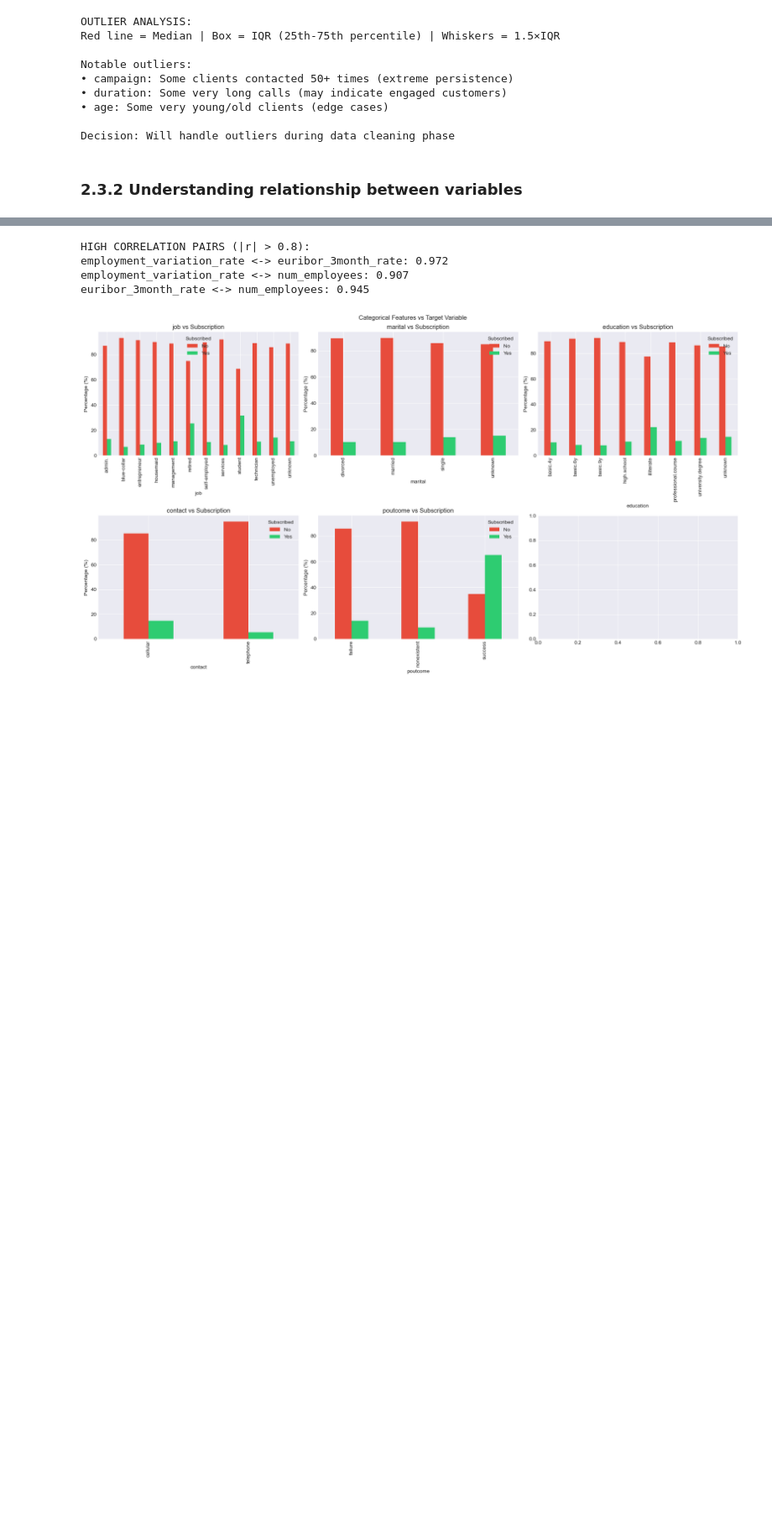
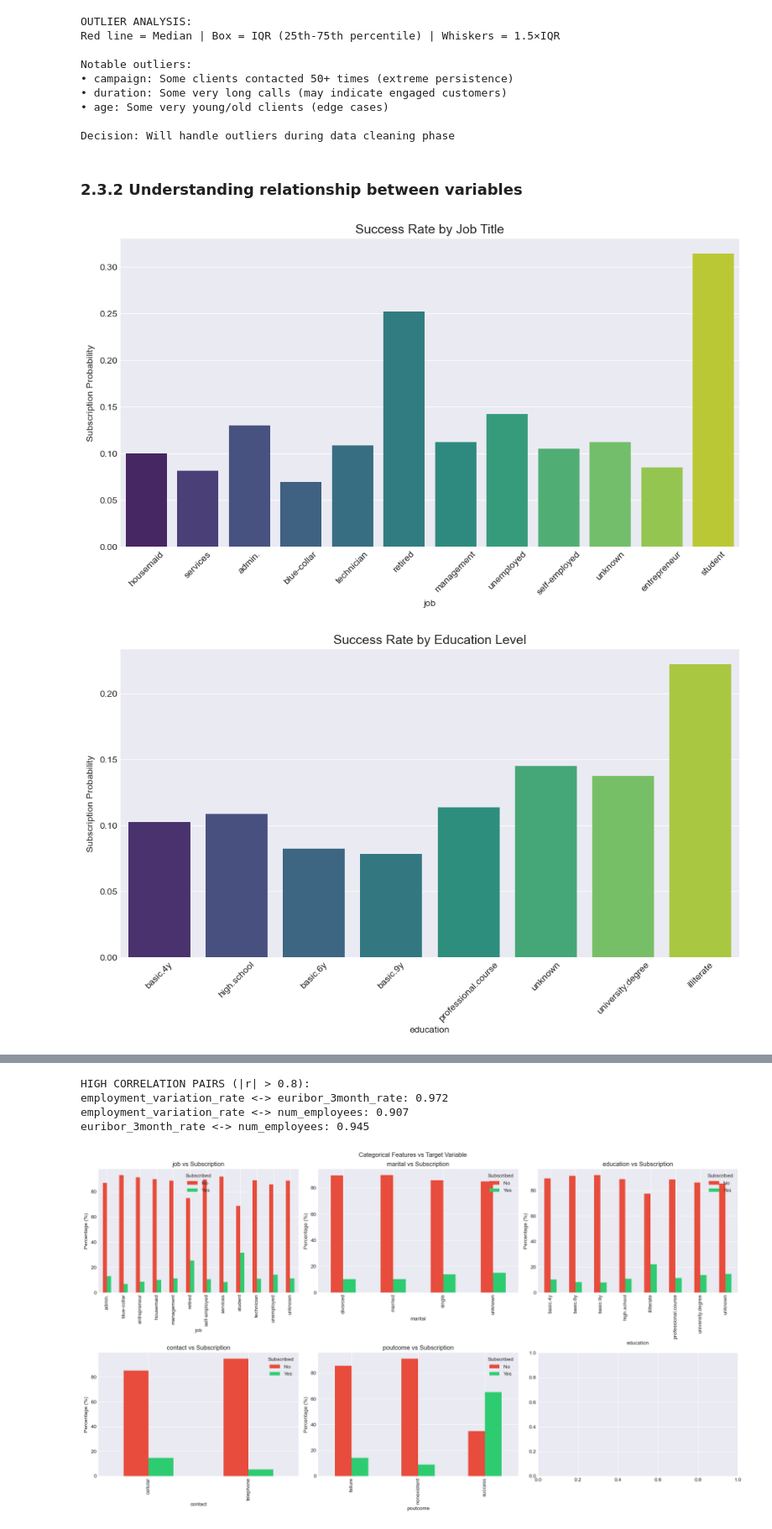
Before and after one commit to isabellakeh/machine-learning-bank, a Jupyter notebook: MLDP Program Codes Submission Template.ipynb, the cells around one changed output, grey strips where cells are left out. Shown at 84% size. Cells and saved outputs as stored; diff of their text form; code cells hidden in the pictures; blank space fills up the shorter version.

```diff
--- a/MLDP Program Codes Submission Template.ipynb
+++ b/MLDP Program Codes Submission Template.ipynb
@@ -611,6 +631,28 @@ Notable outliers:
 Decision: Will handle outliers during data cleaning phase
 # %% [markdown]
 ### 2.3.2 Understanding relationship between variables
+# %%
+# Create a binary target column (1=Yes, 0=No) just for plotting
+df['target_encoded'] = df['y'].map({'yes': 1, 'no': 0})
+
+# Plot: Which Job subscribes the most?
+plt.figure(figsize=(12, 6))
+sns.barplot(x='job', y='target_encoded', data=df, palette='viridis', errorbar=None)
+plt.title('Success Rate by Job Title', fontsize=14)
+plt.ylabel('Subscription Probability')
+plt.xticks(rotation=45)
+plt.show()
+
+# Plot: Which Education level subscribes the most?
+plt.figure(figsize=(12, 6))
+sns.barplot(x='education', y='target_encoded', data=df, palette='viridis', errorbar=None)
+plt.title('Success Rate by Education Level', fontsize=14)
+plt.ylabel('Subscription Probability')
+plt.xticks(rotation=45)
+plt.show()
+# %% [output]
+[figure, added]
+[figure, added]
 # %%
 # Correlation heatmap
 # Create encoded copy for correlation analysis
```
Also changed, not shown: parts of 9 cells of this notebook, 3 other files.
